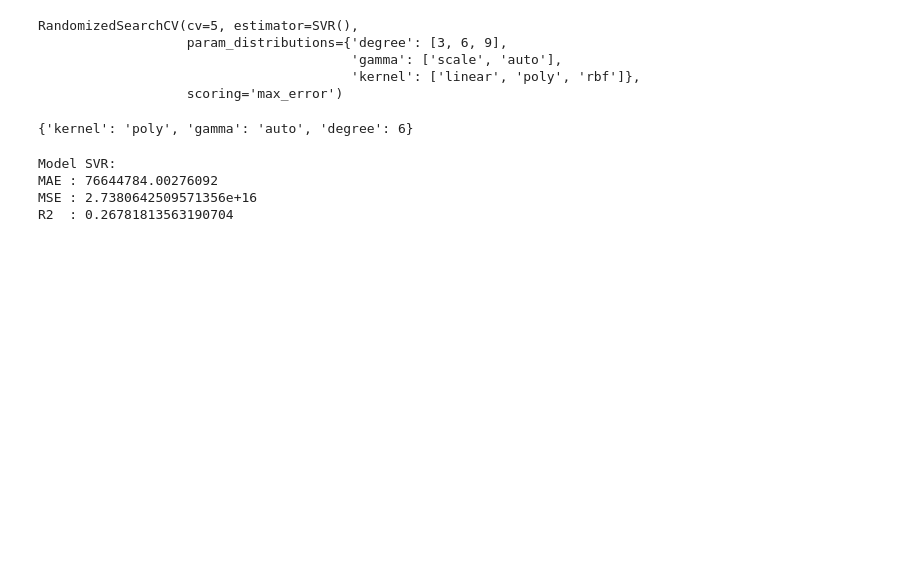
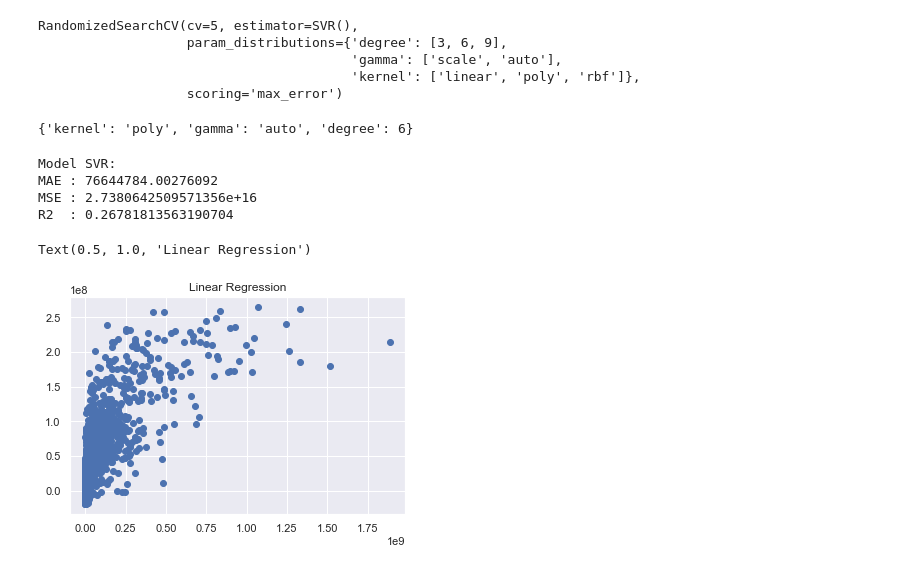
Before and after one commit to huynhthiailinh/data-science-predict-movie-s-sales, a Jupyter notebook: 08 - Dự đoán doanh thu phim/main.ipynb, the cells around one changed output. Saved outputs shown, nothing was run; the diff lists cells and outputs as text; code cells hidden in the pictures; blank space fills up the shorter version.

```diff
--- a/08 - Dự đoán doanh thu phim/main.ipynb
+++ b/08 - Dự đoán doanh thu phim/main.ipynb
@@ -929,3 +931,11 @@ Model SVR:
 MAE : 76644784.00276092
 MSE : 2.7380642509571356e+16
 R2  : 0.26781813563190704
+# %%
+svr_predict = random_search.predict(X_test)
+# %%
+plt.scatter(y_test, svr_predict)
+plt.title('Linear Regression')
+# %% [output]
+Text(0.5, 1.0, 'Linear Regression')
+[figure, added]
```
Also changed, not shown: parts of 7 cells of this notebook.
